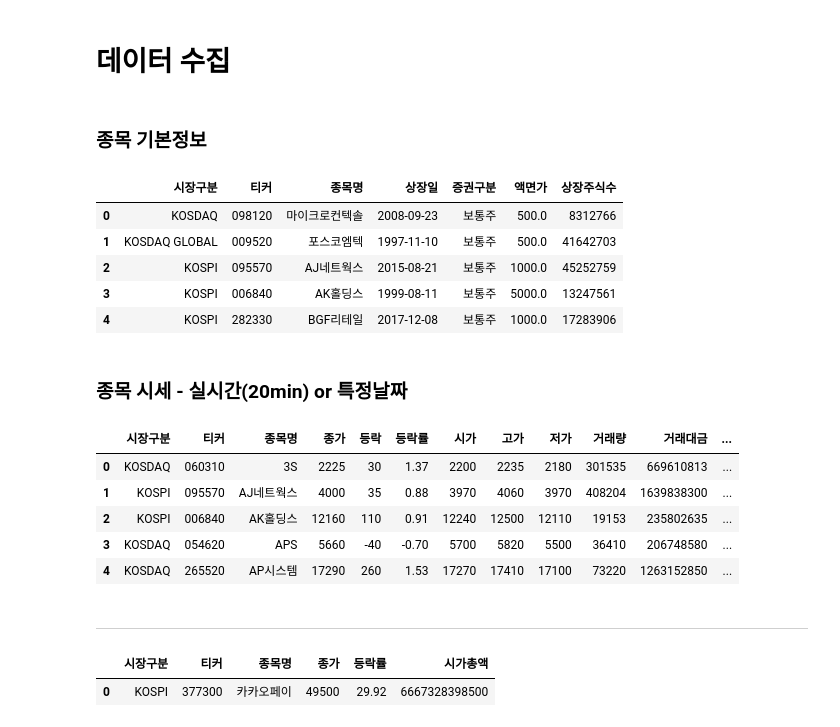
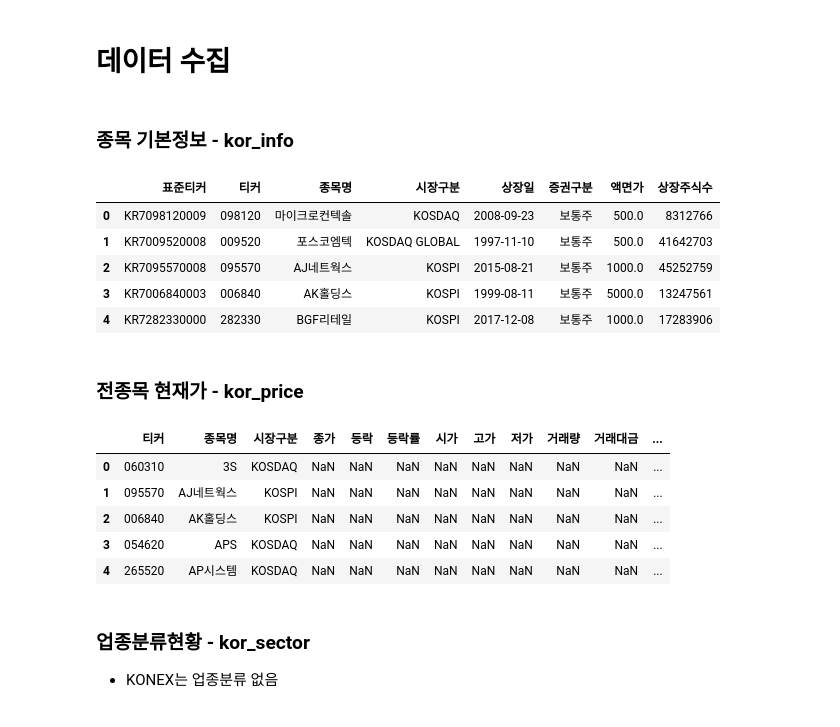
Before and after one commit to TrulySangwonDays/Side_project, a Jupyter notebook: 종목조회_코드.ipynb, the cells around one changed output. Drawn from its saved outputs; the diff is of its cells as text; code cells hidden in the pictures.

Commit message:
feat : 주가정보 수집 코드 - 업종분류현황 업데이트 - 일반조회 -> 여기서 주가정보, 개요일반, 재무정보 다 수집가능

```diff
--- a/종목조회_코드.ipynb
+++ b/종목조회_코드.ipynb
@@ -12,7 +6,7 @@ duckdb.query(
 # %% [markdown]
 # 데이터 수집
 # %% [markdown]
-### 종목 기본정보
+### 종목 기본정보 - kor_info
 # %%
 import requests
 import pandas as pd
@@ -30,41 +24,42 @@ payload = {
     'share': '1',
     'csvxls_isNo': 'false'
 }
 
 res = requests.post(url, headers=headers, data=payload)
 json_data = res.json()
 kor_info_raw = pd.DataFrame(json_data['OutBlock_1'])
 
 # 숫자로 변환
 cols_to_convert = ['PARVAL', 'LIST_SHRS']  # 변환할 컬럼 목록
 for col in cols_to_convert:
     kor_info_raw[col] = kor_info_raw[col].astype(str).str.replace(',', '', regex=False)
     kor_info_raw[col] = pd.to_numeric(kor_info_raw[col], errors='coerce')
 
 
 kor_info = duckdb.query(
     """
     select
-        MKT_TP_NM as 시장구분,
+        ISU_CD as 표준티커,
         ISU_SRT_CD as 티커,
         ISU_ABBRV as 종목명,
+        MKT_TP_NM as 시장구분,
         STRPTIME(LIST_DD, '%Y/%m/%d') AS 상장일,
         KIND_STKCERT_TP_NM as 증권구분,
         PARVAL as 액면가,
         LIST_SHRS as 상장주식수
     from kor_info_raw
     """
 ).fetchdf()
 
 kor_info.head()
 # %% [output]
-|  | 시장구분 | 티커 | 종목명 | 상장일 | 증권구분 | 액면가 | 상장주식수 |
-| 0 | KOSDAQ | 098120 | 마이크로컨텍솔 | 2008-09-23 | 보통주 | 500.0 | 8312766 |
-| 1 | KOSDAQ GLOBAL | 009520 | 포스코엠텍 | 1997-11-10 | 보통주 | 500.0 | 41642703 |
-| 2 | KOSPI | 095570 | AJ네트웍스 | 2015-08-21 | 보통주 | 1000.0 | 45252759 |
-| 3 | KOSPI | 006840 | AK홀딩스 | 1999-08-11 | 보통주 | 5000.0 | 13247561 |
-| 4 | KOSPI | 282330 | BGF리테일 | 2017-12-08 | 보통주 | 1000.0 | 17283906 |
+|  | 표준티커 | 티커 | 종목명 | 시장구분 | 상장일 | 증권구분 | 액면가 | 상장주식수 |
+| 0 | KR7098120009 | 098120 | 마이크로컨텍솔 | KOSDAQ | 2008-09-23 | 보통주 | 500.0 | 8312766 |
+| 1 | KR7009520008 | 009520 | 포스코엠텍 | KOSDAQ GLOBAL | 1997-11-10 | 보통주 | 500.0 | 41642703 |
+| 2 | KR7095570008 | 095570 | AJ네트웍스 | KOSPI | 2015-08-21 | 보통주 | 1000.0 | 45252759 |
+| 3 | KR7006840003 | 006840 | AK홀딩스 | KOSPI | 1999-08-11 | 보통주 | 5000.0 | 13247561 |
+| 4 | KR7282330000 | 282330 | BGF리테일 | KOSPI | 2017-12-08 | 보통주 | 1000.0 | 17283906 |
 # %% [markdown]
-### 종목 시세 - 실시간(20min) or 특정날짜
+### 전종목 현재가 - kor_price
 # %%
 # 실시간
@@ -111,9 +106,9 @@ for col in kor_price_raw.select_dtypes(include='object').columns:
 kor_price = duckdb.query(
     """
     select
-        MKT_NM as 시장구분,
         ISU_SRT_CD as 티커,
         ISU_ABBRV as 종목명,
+        MKT_NM as 시장구분,
         TDD_CLSPRC as 종가,
         CMPPREVDD_PRC as 등락,
         FLUC_RT as 등락률,
@@ -130,22 +125,12 @@ kor_price = duckdb.query(
 
 kor_price.head()
 # %% [output]
-|  | 시장구분 | 티커 | 종목명 | 종가 | 등락 | 등락률 | 시가 | 고가 | 저가 | 거래량 | 거래대금 | ... |
-| 0 | KOSDAQ | 060310 | 3S | 2225 | 30 | 1.37 | 2200 | 2235 | 2180 | 301535 | 669610813 | ... |
-| 1 | KOSPI | 095570 | AJ네트웍스 | 4000 | 35 | 0.88 | 3970 | 4060 | 3970 | 408204 | 1639838300 | ... |
-| 2 | KOSPI | 006840 | AK홀딩스 | 12160 | 110 | 0.91 | 12240 | 12500 | 12110 | 19153 | 235802635 | ... |
-| 3 | KOSDAQ | 054620 | APS | 5660 | -40 | -0.70 | 5700 | 5820 | 5500 | 36410 | 206748580 | ... |
-| 4 | KOSDAQ | 265520 | AP시스템 | 17290 | 260 | 1.53 | 17270 | 17410 | 17100 | 73220 | 1263152850 | ... |
+|  | 티커 | 종목명 | 시장구분 | 종가 | 등락 | 등락률 | 시가 | 고가 | 저가 | 거래량 | 거래대금 | ... |
+| 0 | 060310 | 3S | KOSDAQ | NaN | NaN | NaN | NaN | NaN | NaN | NaN | NaN | ... |
+| 1 | 095570 | AJ네트웍스 | KOSPI | NaN | NaN | NaN | NaN | NaN | NaN | NaN | NaN | ... |
+| 2 | 006840 | AK홀딩스 | KOSPI | NaN | NaN | NaN | NaN | NaN | NaN | NaN | NaN | ... |
+| 3 | 054620 | APS | KOSDAQ | NaN | NaN | NaN | NaN | NaN | NaN | NaN | NaN | ... |
+| 4 | 265520 | AP시스템 | KOSDAQ | NaN | NaN | NaN | NaN | NaN | NaN | NaN | NaN | ... |
 # %% [markdown]
----
+### 업종분류현황 - kor_sector
+- KONEX는 업종분류 없음
-# %%
-duckdb.query(
-    """
-    select i.시장구분, i.티커, i.종목명, 종가, 등락률, 시가총액
-    from kor_price p join kor_info i using(티커)
-    where i.종목명 = '카카오페이'
-    """
-).fetchdf()
-# %% [output]
-|  | 시장구분 | 티커 | 종목명 | 종가 | 등락률 | 시가총액 |
-| 0 | KOSPI | 377300 | 카카오페이 | 49500 | 29.92 | 6667328398500 |
```
Also changed, not shown: parts of 14 cells of this notebook.
